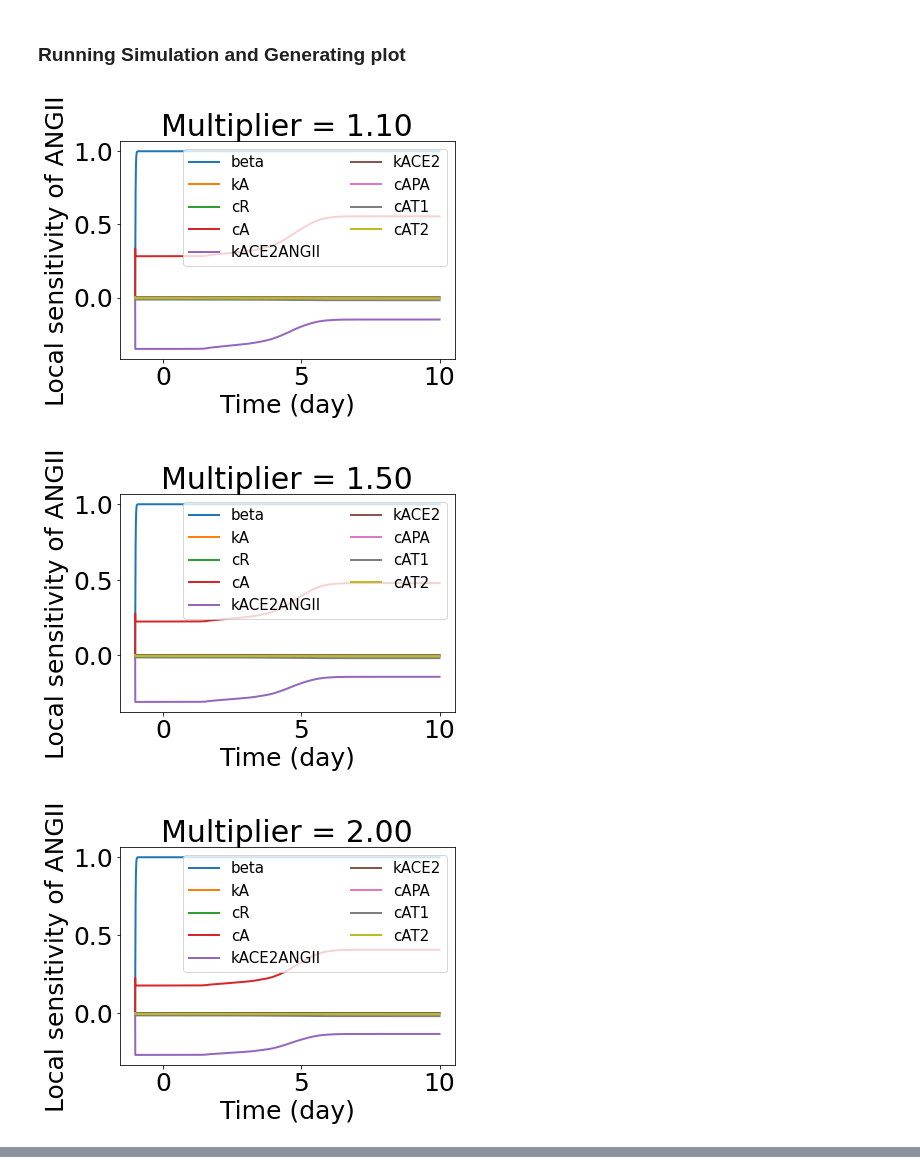
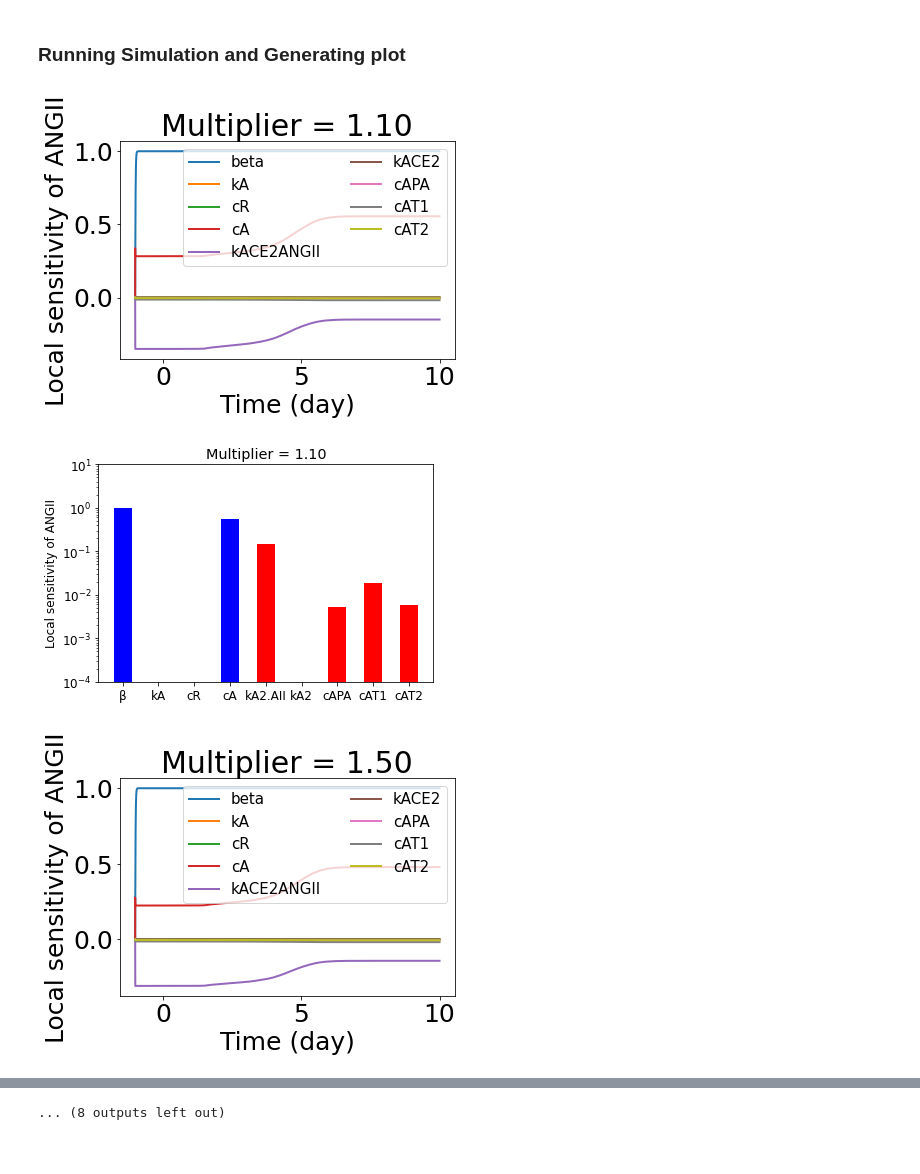
Before and after one commit to ashleefv/covid19fibrosisRAS, a Jupyter notebook: RAS_local_sensitivity_parameters.ipynb, the cells around one changed output, grey strips where cells are left out. Cells and saved outputs as stored; diff of their text form; code cells hidden in the pictures.

Commit message:
sensitivity analyses with bar plots

```diff
--- a/RAS_local_sensitivity_parameters.ipynb
+++ b/RAS_local_sensitivity_parameters.ipynb
@@ -507,32 +507,57 @@ for variable_multiplier in range(len(multiplier_of_variable_change)):
     tc = np.arange(0, N2, 0.1)      # from disease onset
     tc1 = np.arange(-N1, N2, 0.1)   # from preload condition
 
 
     # multiplier
     multiplier = multiplier_of_variable_change[variable_multiplier] - 1
 
     plt.rcParams.update({'font.size': 25})
     #Marker = ['o-', 'v-', '^-', '<-', '>-', '*-', '+-', 'x-', 's-', 'p-', 'h-', '8-']
     #Marker = ['o', 'v', '^', '<', '>', '*', '+', 'x', 's', 'p', 'h', '8']
 
 
     # sensitivity of ANGII
     for i in range(number_of_parameters):
         Sensitivity = np.zeros(len(resultC1[i, 0, :, 3]))
         for j in range(len(resultC1[i, 0, :, 3])):
             Sensitivity[j] = ((resultC1[i, 0, j, 3] - resultC0[i, 0, j, 3]) / (resultC0[i, 0, j, 3] * multiplier)) if resultC0[i, 0, j, 3] > 0 else resultC1[i, 0, j, 3] / multiplier
 
         plt.plot(tc1 / (24 * 60), Sensitivity, linewidth=2)
 
     # plt.ylim([0,0.25])
     #plt.yscale('log')
     plt.title('Multiplier = %0.2f'  %multiplier_of_variable_change[variable_multiplier])
     plt.legend(['beta', 'kA', 'cR', 'cA', 'kACE2ANGII', 'kACE2', 'cAPA', 'cAT1', 'cAT2'],ncol=2, loc='upper right', prop={"size": 15})
     plt.xlabel('Time (day)')
     plt.ylabel('Local sensitivity of ANGII')
     #plt.savefig("ANGII_parameter_" + str(multiplier_of_variable_change[variable_multiplier]) + ".png", dpi=300,bbox_inches='tight')
     plt.show()
+
+    # bar plot
+    sensitivity_bar = []
+    for i in range(number_of_parameters):
+        sensitivity_bar.append((resultC1[i, 0, -1, 3] - resultC0[i, 0, -1, 3]) / (resultC0[i, 0, -1, 3] * multiplier))
+    sensitivity_bar = np.array(sensitivity_bar)
+    r1 = np.arange(9)
+    plt.rcParams.update({'font.size': 12})
+    plt.title('Multiplier = %0.2f' % multiplier_of_variable_change[variable_multiplier])
+    plt.ticklabel_format(axis="y", style="sci", scilimits=(0, 0))
+    plt.yscale('log')
+
+    for i in range(len(r1)):
+        if sensitivity_bar[i] > 0:
+            matplotlib.pyplot.bar(r1[i], sensitivity_bar[i], width=0.5, bottom=None, align='center', data=None, color='b')
+        else:
+            matplotlib.pyplot.bar(r1[i], abs(sensitivity_bar[i]), width=0.5, bottom=None, align='center', data=None,
+                                  color='r')
+
+    plt.xticks([r for r in range(9)], ['β', 'kA', 'cR', 'cA', 'kA2.AII', 'kA2', 'cAPA', 'cAT1', 'cAT2'])
+    plt.ylabel('Local sensitivity of ANGII')
+    plt.ylim([0.0001, 10])
+    plt.savefig("ANGII_parameter_barplot_" + str(multiplier_of_variable_change[variable_multiplier]) + ".png", dpi=300,
+                bbox_inches='tight')
+    plt.show()
 # %% [output]
 [figure]
-[figure, old version]
+[figure, new version]
-[figure, old version]
+[figure, new version]
@@ -545,0 +573 @@ for variable_multiplier in range(len(multiplier_of_variable_change)):
+... (8 outputs left out)
```
Also changed, not shown: parts of 2 cells of this notebook.
